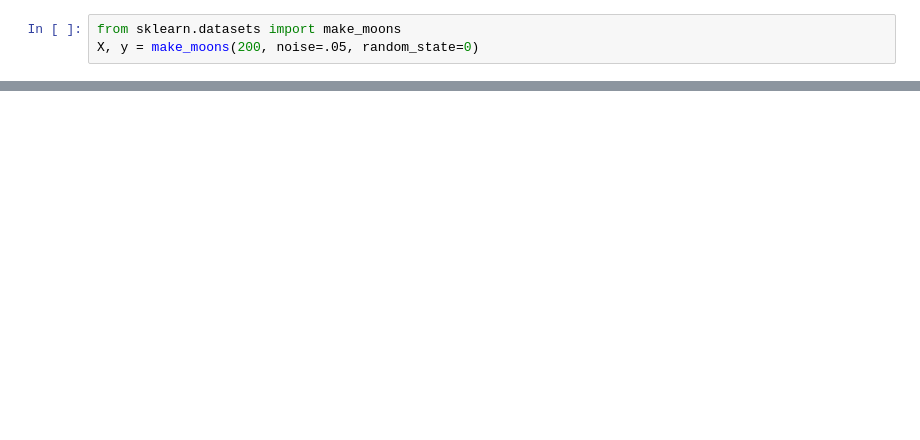
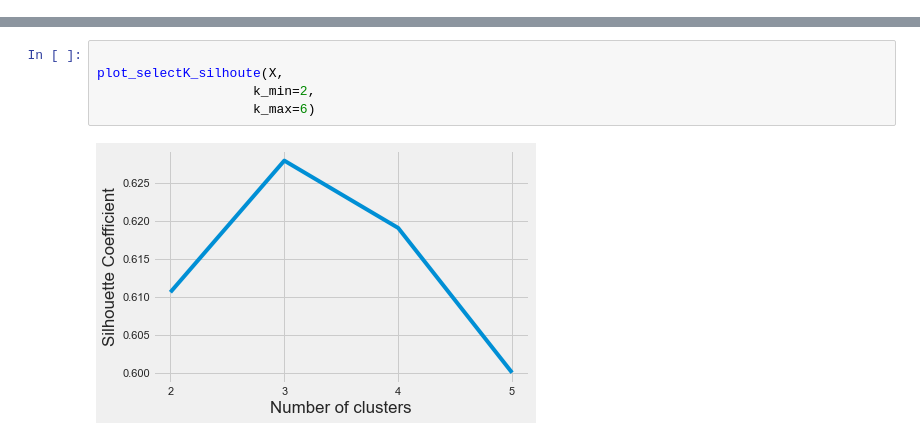
Before and after one commit to juandiegocardona/LaboratoriosBI, a Jupyter notebook: Laboratorio2/Kmeans.ipynb, the cells around one changed output, grey strips where cells are left out. Cells and saved outputs as stored; diff of their text form; blank space fills up the shorter version.

```diff
--- a/Laboratorio2/Kmeans.ipynb
+++ b/Laboratorio2/Kmeans.ipynb
@@ -58,3 +0,0 @@ plt.scatter(X[:, 0], X[:, 1], c=labels,
-# %%
-from sklearn.datasets import make_moons
-X, y = make_moons(200, noise=.05, random_state=0)
@@ -71,0 +382,7 @@ plt.scatter(X[:, 0], X[:, 1], c=labels,
+# %%
+
+plot_selectK_silhoute(X,
+                    k_min=2,
+                    k_max=6)
+# %% [output]
+[figure, added]
```
Also changed, not shown: parts of 64 cells of this notebook, 1 other file.
